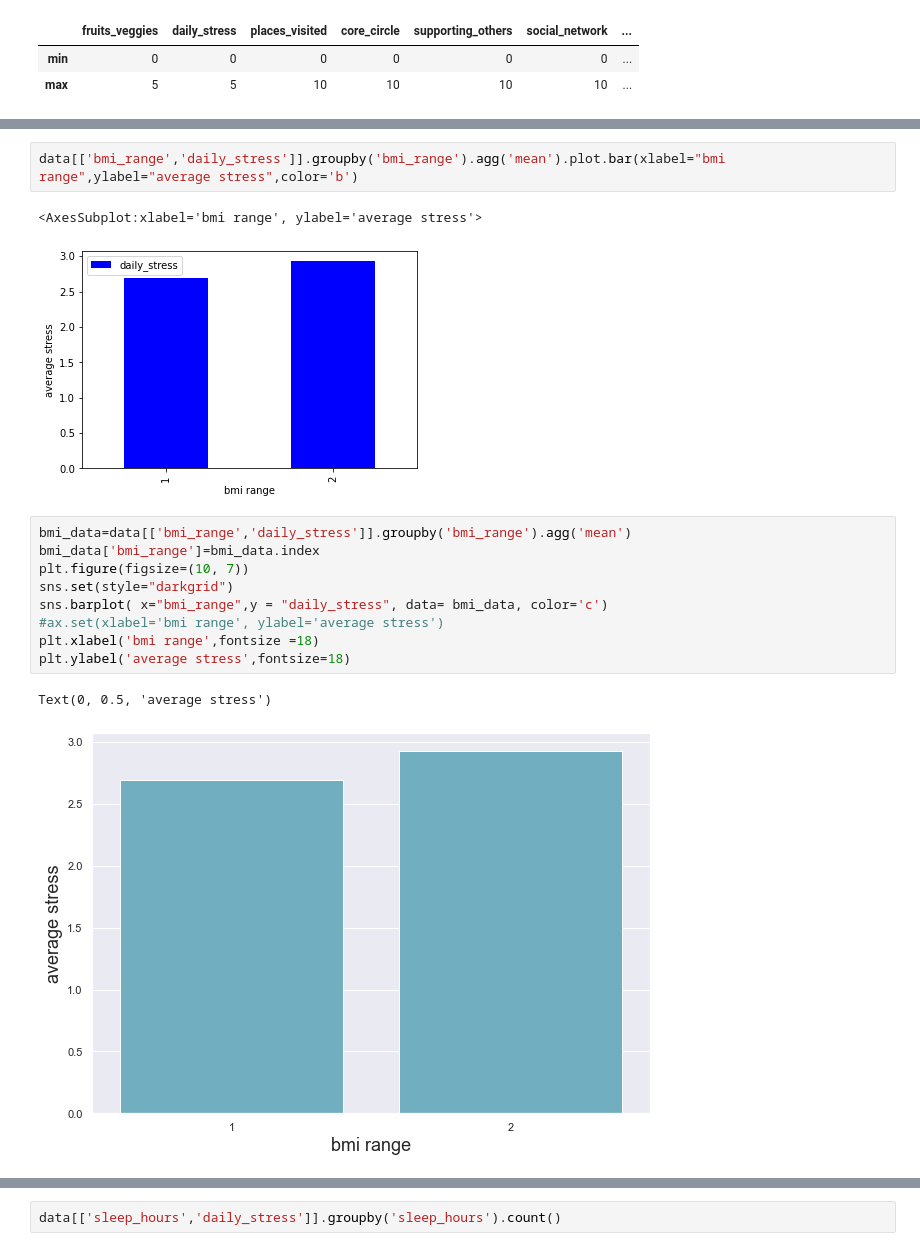
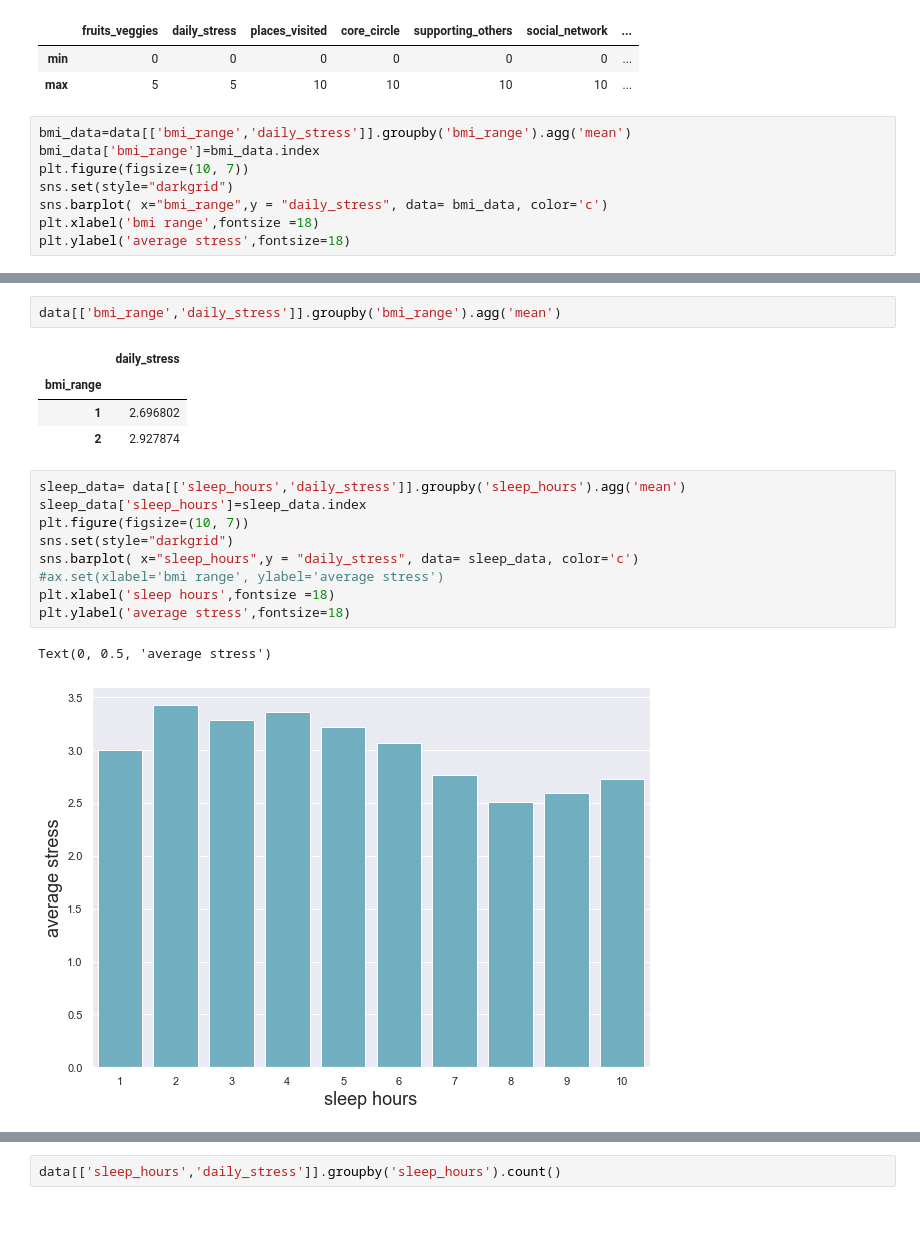
Before and after one commit to rupaliluthra/python_data_analysis, a Jupyter notebook: wellbeing_and_lifestyle_project.ipynb, the cells around one changed output, grey strips where cells are left out. Cells and saved outputs as stored; diff of their text form; blank space fills up the shorter version.

```diff
--- a/wellbeing_and_lifestyle_project.ipynb
+++ b/wellbeing_and_lifestyle_project.ipynb
@@ -110,3 +110,11 @@ data.apply(['min','max'])
 |  | fruits_veggies | daily_stress | places_visited | core_circle | supporting_others | social_network | ... |
 | min | 0 | 0 | 0 | 0 | 0 | 0 | ... |
 | max | 5 | 5 | 10 | 10 | 10 | 10 | ... |
+# %%
+bmi_data=data[['bmi_range','daily_stress']].groupby('bmi_range').agg('mean')
+bmi_data['bmi_range']=bmi_data.index
+plt.figure(figsize=(10, 7))
+sns.set(style="darkgrid")
+sns.barplot( x="bmi_range",y = "daily_stress", data= bmi_data, color='c')
+plt.xlabel('bmi range',fontsize =18)
+plt.ylabel('average stress',fontsize=18)
@@ -113,17 +124,19 @@ data.apply(['min','max'])
 # %%
-data[['bmi_range','daily_stress']].groupby('bmi_range').agg('mean').plot.bar(xlabel="bmi range",ylabel="average stress",color='b')
+data[['bmi_range','daily_stress']].groupby('bmi_range').agg('mean')
 # %% [output]
-<AxesSubplot:xlabel='bmi range', ylabel='average stress'>
-[figure, removed]
+|  | daily_stress |
+| bmi_range |  |
+| 1 | 2.696802 |
+| 2 | 2.927874 |
 # %%
-bmi_data=data[['bmi_range','daily_stress']].groupby('bmi_range').agg('mean')
-bmi_data['bmi_range']=bmi_data.index
+sleep_data= data[['sleep_hours','daily_stress']].groupby('sleep_hours').agg('mean')
+sleep_data['sleep_hours']=sleep_data.index
 plt.figure(figsize=(10, 7))
 sns.set(style="darkgrid")
-sns.barplot( x="bmi_range",y = "daily_stress", data= bmi_data, color='c')
+sns.barplot( x="sleep_hours",y = "daily_stress", data= sleep_data, color='c')
 #ax.set(xlabel='bmi range', ylabel='average stress')
-plt.xlabel('bmi range',fontsize =18)
+plt.xlabel('sleep hours',fontsize =18)
 plt.ylabel('average stress',fontsize=18)
 # %% [output]
 Text(0, 0.5, 'average stress')
-[figure, old version]
+[figure, new version]
```
Also changed, not shown: parts of 38 cells of this notebook.
